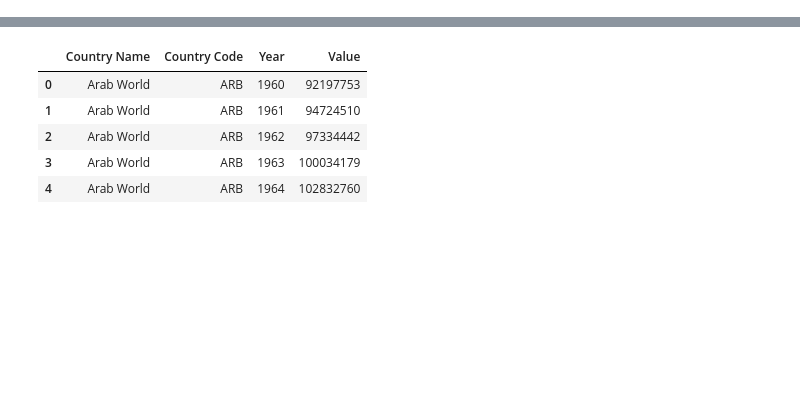
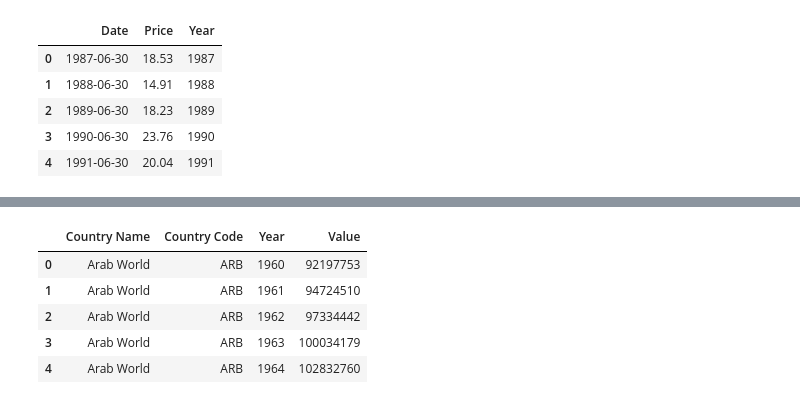
Before and after one commit to igormarchenko/ssu_2023_pbd, a Jupyter notebook: labs/lab1/lab1.ipynb, the cells around one changed output, grey strips where cells are left out. Drawn from its saved outputs; the diff is of its cells as text; code cells hidden in the pictures; blank space fills up the shorter version.

```diff
--- a/labs/lab1/lab1.ipynb
+++ b/labs/lab1/lab1.ipynb
@@ -10,0 +25,10 @@ population = pd.read_csv('data/population-master/data/population.csv')
+# %%
+brent_year["Year"] = pd.DatetimeIndex(brent_year["Date"]).year
+brent_year.head()
+# %% [output]
+|  | Date | Price | Year |
+| 0 | 1987-06-30 | 18.53 | 1987 |
+| 1 | 1988-06-30 | 14.91 | 1988 |
+| 2 | 1989-06-30 | 18.23 | 1989 |
+| 3 | 1990-06-30 | 23.76 | 1990 |
+| 4 | 1991-06-30 | 20.04 | 1991 |
```
Also changed, not shown: parts of 19 cells of this notebook.
